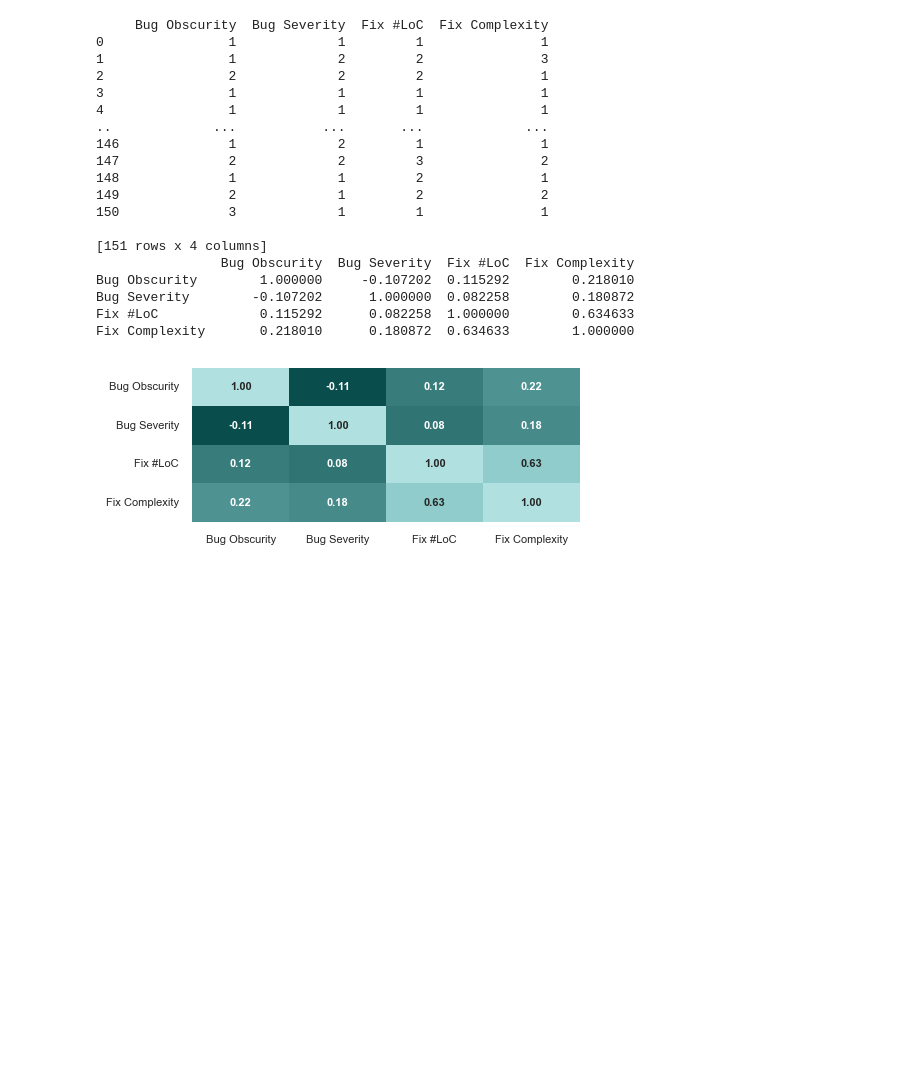
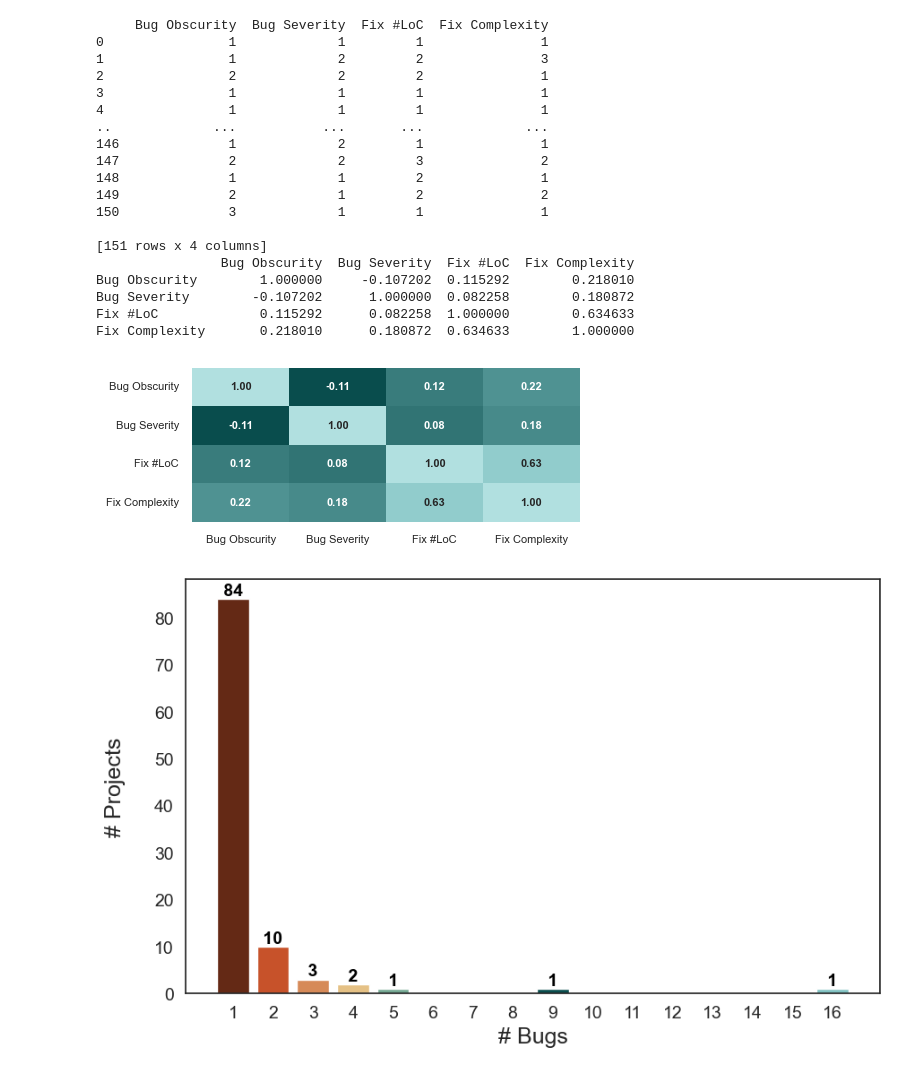
Before and after one commit to cmu-pasta/date-time, a Jupyter notebook: analysis/insights.ipynb, the cells around one changed output. Cells and saved outputs as stored; diff of their text form; code cells hidden in the pictures; blank space fills up the shorter version.

Commit message:
adding plot for project & bug distribution

```diff
--- a/analysis/insights.ipynb
+++ b/analysis/insights.ipynb
@@ -316,3 +334,41 @@ Bug Severity        -0.107202      1.000000  0.082258        0.180872
 Fix #LoC             0.115292      0.082258  1.000000        0.634633
 Fix Complexity       0.218010      0.180872  0.634633        1.000000
 [figure]
+# %%
+# Distribution of bugs from different contributing projects
+
+# Set the theme using seaborn
+sns.set_theme(style='white')
+
+# Count the number of bugs per project
+bug_counts = df['Project'].value_counts()
+
+# Define the colors for the bar chart
+colors = ["#642915", "#c7522a", "#d68a58", "#e5c185", "#74a892", "#094d4d", "#80c2c2", "#b1e0e0"]
+
+# Create a new figure
+plt.figure(figsize=(10, 6))
+
+# Calculate the number of projects for each number of bugs
+bug_count_values = bug_counts.value_counts().sort_index()
+
+# Plot the histogram using plt.bar for more control over colors
+bars = plt.bar(bug_count_values.index, bug_count_values.values, color=colors[:len(bug_count_values)])
+
+plt.xlabel('# Bugs', size=18)
+plt.ylabel('# Projects\n', size=18)
+# plt.title('Histogram of Bugs per Project')
+plt.xticks(range(1, bug_counts.max() + 1))
+
+plt.xticks(fontsize=14, rotation=0)  # X-axis tick labels
+plt.yticks(fontsize=14, rotation=0)   # Y-axis tick labels
+
+# Add numerical annotations on each bar
+for index, value in enumerate(bug_count_values.values):
+    plt.text(bug_count_values.index[index], value, f' {value} ', color='black', ha='center', va='bottom', fontsize=14, fontweight='bold')
+
+# Save and show the plot
+plt.savefig(SAVE_PATH+'bug_distribution.pdf', transparent=True, bbox_inches='tight')
+plt.show()
+# %% [output]
+[figure, added]
```
Also changed, not shown: parts of 2 cells of this notebook, 7 other files.
